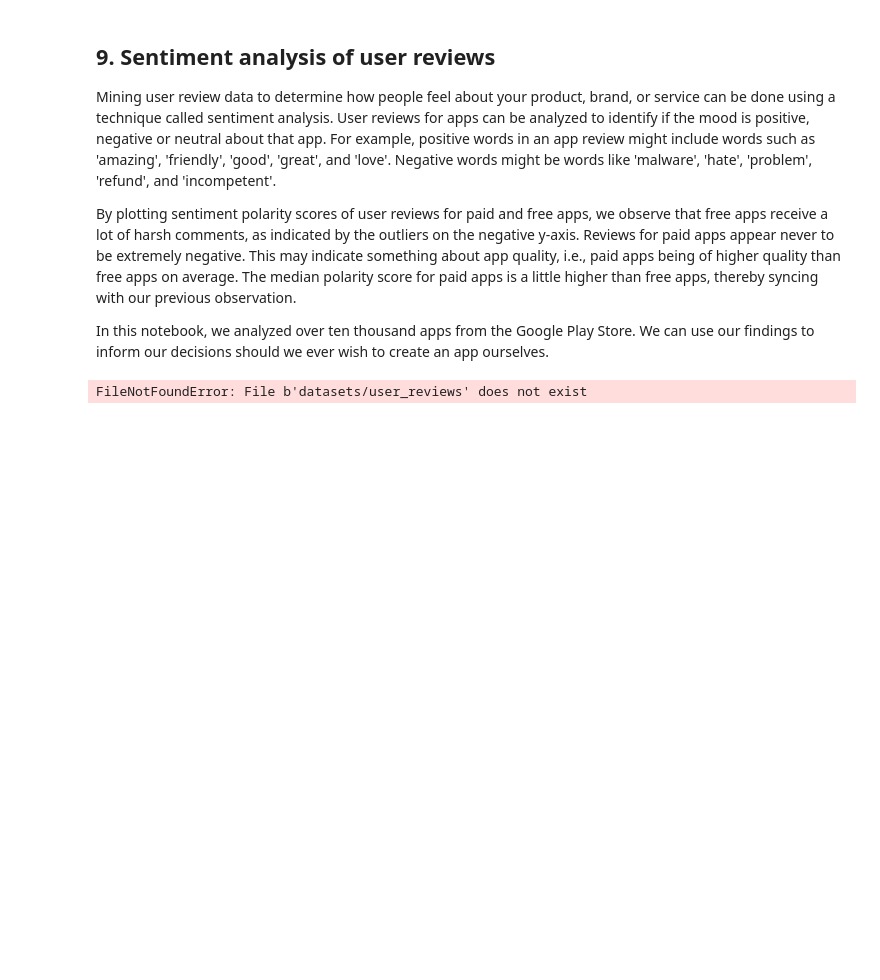
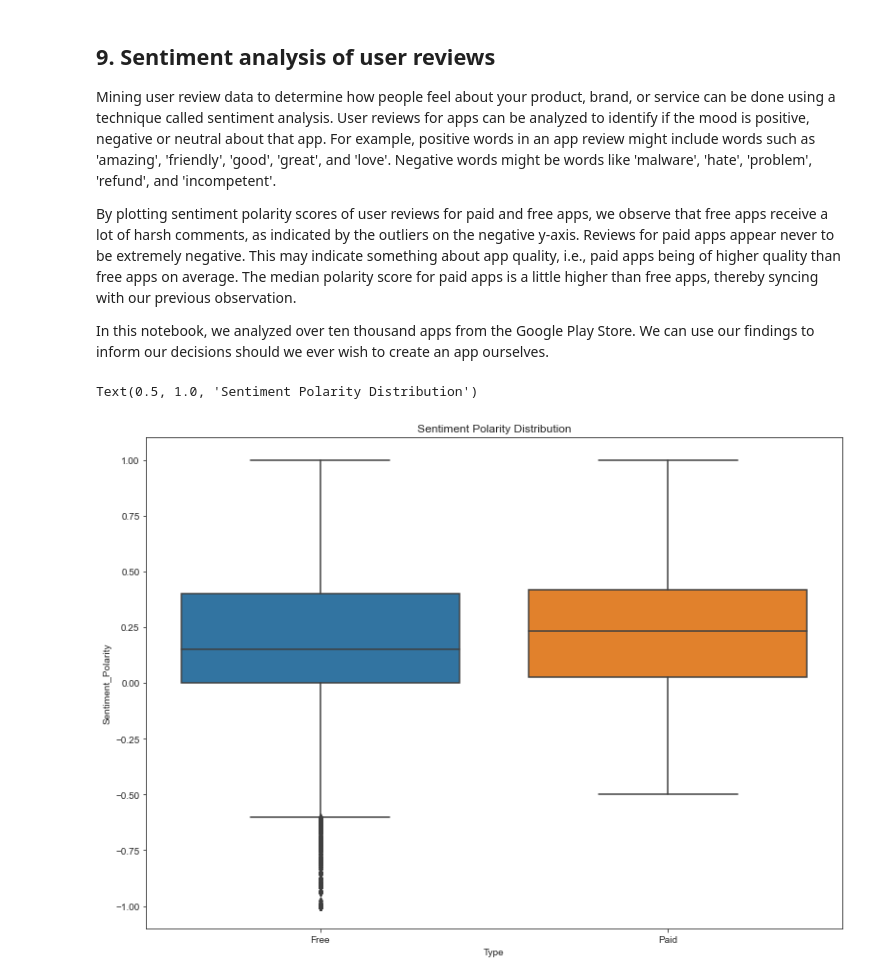
Before and after one commit to joseff-regmi/apps_data_analysis, a Jupyter notebook: notebook.ipynb, the cells around one changed output. Cells and saved outputs as stored; diff of their text form; code cells hidden in the pictures; blank space fills up the shorter version.

```diff
--- a/notebook.ipynb
+++ b/notebook.ipynb
@@ -261,19 +245,20 @@ plotly.offline.iplot({'data': data, 'layout': layout})
 # %%
 # Load user_reviews.csv
 reviews_df = pd.read_csv("datasets/user_reviews.csv")
 
 # Join the two dataframes
-merged_df = pd.concat(['apps', 'reviews_df'])
+merged_df = pd.merge(apps, reviews_df, on = "App")
 
 # Drop NA values from Sentiment and Review columns
 merged_df = merged_df.dropna(subset = ['Sentiment', 'Review'])
 
 sns.set_style('ticks')
 fig, ax = plt.subplots()
 fig.set_size_inches(11, 8)
 
 # User review sentiment polarity for paid vs. free apps
 ax = sns.boxplot(x = "Type", y = "Sentiment_Polarity", data = merged_df )
 ax.set_title('Sentiment Polarity Distribution')
 # %% [output]
-FileNotFoundError: File b'datasets/user_reviews' does not exist
+Text(0.5, 1.0, 'Sentiment Polarity Distribution')
+[figure, added]
```
Also changed, not shown: parts of 3 cells of this notebook.
